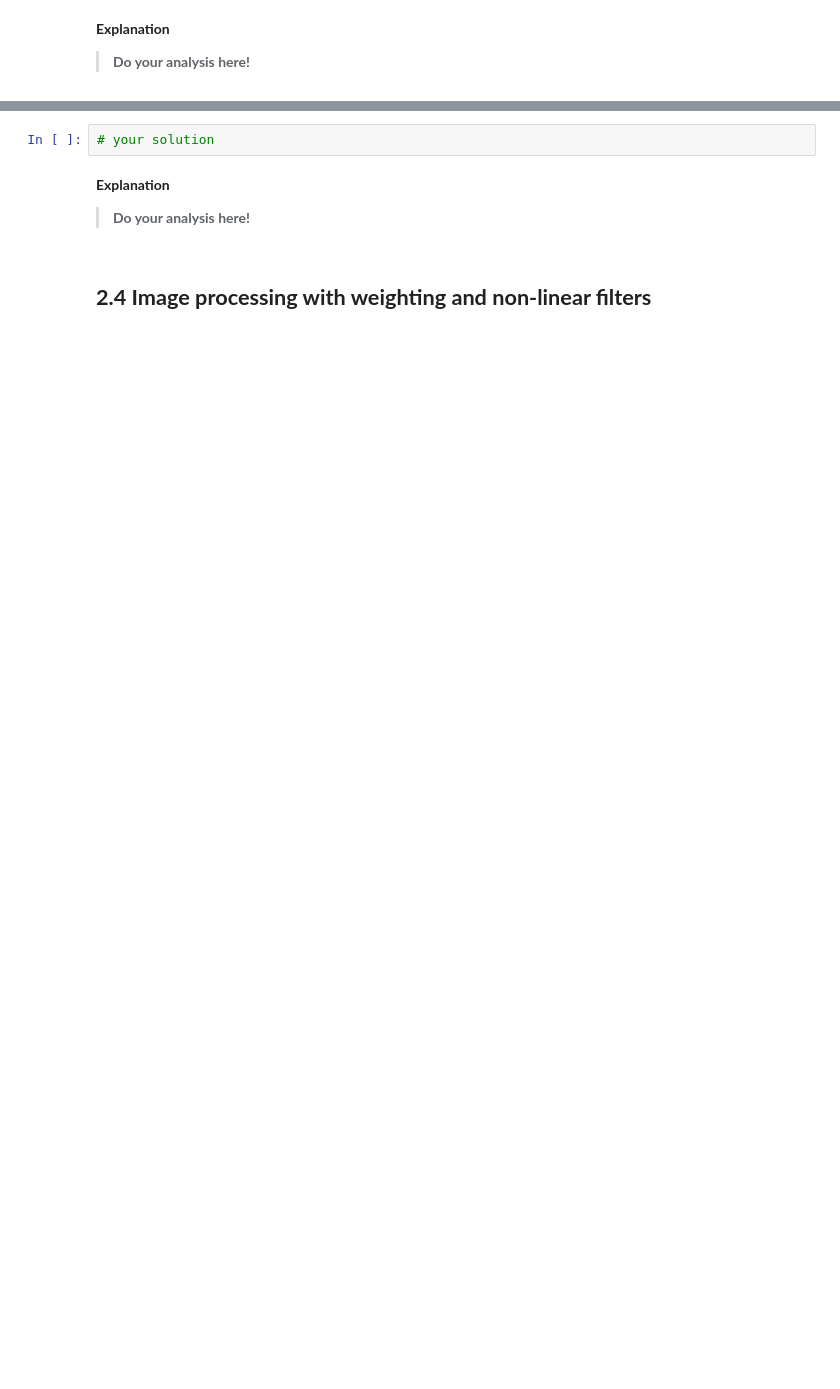
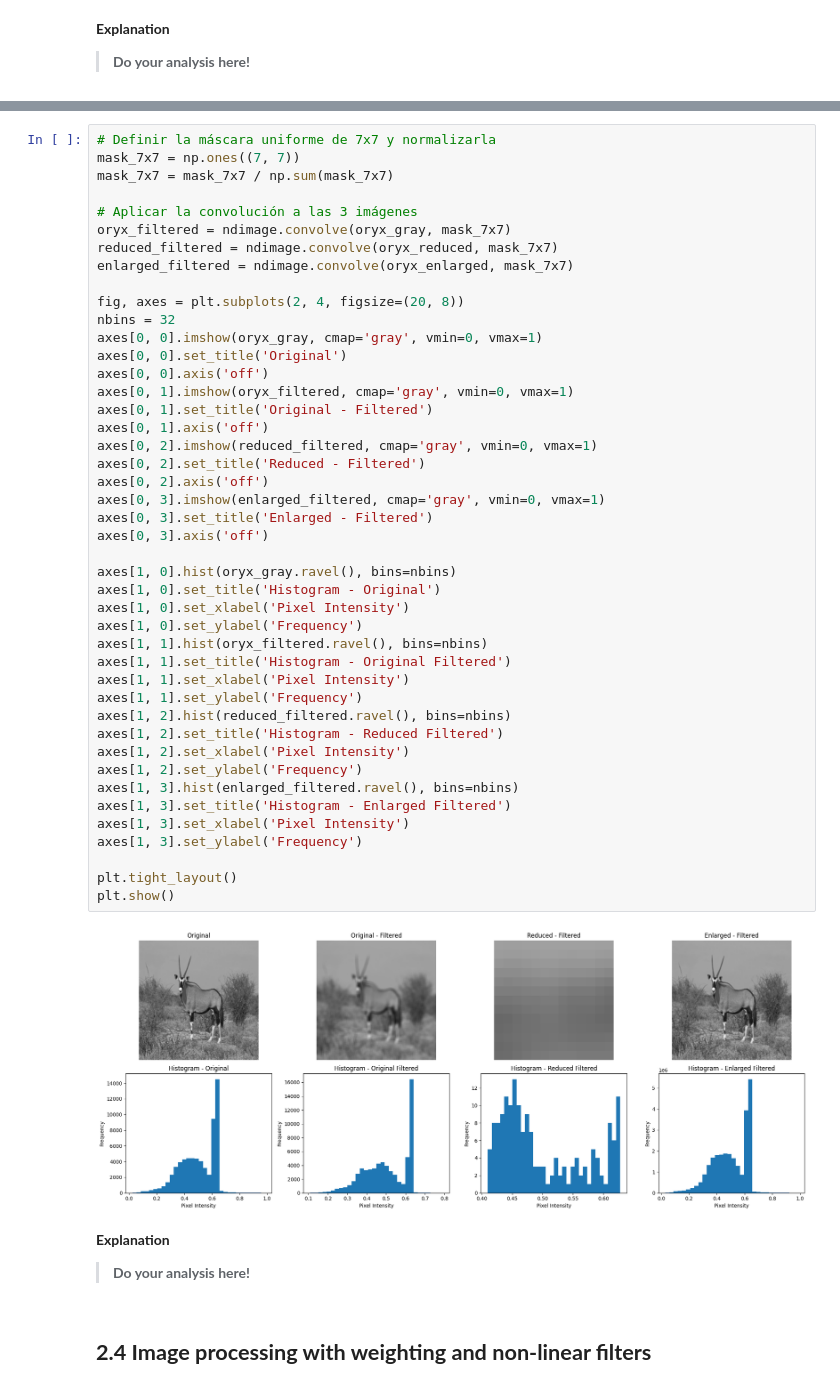
Before and after one commit to TonMartin777/Artificial-Vision, a Jupyter notebook: P2/p2_material/2026_ComputerVision_P2.ipynb, the cells around one changed output, grey strips where cells are left out. Cells and saved outputs as stored; diff of their text form; blank space fills up the shorter version.

```diff
--- a/P2/p2_material/2026_ComputerVision_P2.ipynb
+++ b/P2/p2_material/2026_ComputerVision_P2.ipynb
@@ -359,8 +386,52 @@ Compare the original and filtered images and their histograms. What differences
 > Expected output is illustrated below:
 
 <img src="images_notebook/oryx_filtered2.jpg">
-# %%
-# your solution
+# %%
+# Definir la máscara uniforme de 7x7 y normalizarla
+mask_7x7 = np.ones((7, 7))
+mask_7x7 = mask_7x7 / np.sum(mask_7x7)
+
+# Aplicar la convolución a las 3 imágenes
+oryx_filtered = ndimage.convolve(oryx_gray, mask_7x7)
+reduced_filtered = ndimage.convolve(oryx_reduced, mask_7x7)
+enlarged_filtered = ndimage.convolve(oryx_enlarged, mask_7x7)
+
+fig, axes = plt.subplots(2, 4, figsize=(20, 8))
+nbins = 32
+axes[0, 0].imshow(oryx_gray, cmap='gray', vmin=0, vmax=1)
+axes[0, 0].set_title('Original')
+axes[0, 0].axis('off')
+axes[0, 1].imshow(oryx_filtered, cmap='gray', vmin=0, vmax=1)
+axes[0, 1].set_title('Original - Filtered')
+axes[0, 1].axis('off')
+axes[0, 2].imshow(reduced_filtered, cmap='gray', vmin=0, vmax=1)
+axes[0, 2].set_title('Reduced - Filtered')
+axes[0, 2].axis('off')
+axes[0, 3].imshow(enlarged_filtered, cmap='gray', vmin=0, vmax=1)
+axes[0, 3].set_title('Enlarged - Filtered')
+axes[0, 3].axis('off')
+
+axes[1, 0].hist(oryx_gray.ravel(), bins=nbins)
+axes[1, 0].set_title('Histogram - Original')
+axes[1, 0].set_xlabel('Pixel Intensity')
+axes[1, 0].set_ylabel('Frequency')
+axes[1, 1].hist(oryx_filtered.ravel(), bins=nbins)
+axes[1, 1].set_title('Histogram - Original Filtered')
+axes[1, 1].set_xlabel('Pixel Intensity')
+axes[1, 1].set_ylabel('Frequency')
+axes[1, 2].hist(reduced_filtered.ravel(), bins=nbins)
+axes[1, 2].set_title('Histogram - Reduced Filtered')
+axes[1, 2].set_xlabel('Pixel Intensity')
+axes[1, 2].set_ylabel('Frequency')
+axes[1, 3].hist(enlarged_filtered.ravel(), bins=nbins)
+axes[1, 3].set_title('Histogram - Enlarged Filtered')
+axes[1, 3].set_xlabel('Pixel Intensity')
+axes[1, 3].set_ylabel('Frequency')
+
+plt.tight_layout()
+plt.show()
+# %% [output]
+[figure, added]
 # %% [markdown]
 **Explanation**
 
```
Also changed, not shown: parts of 2 cells of this notebook.
